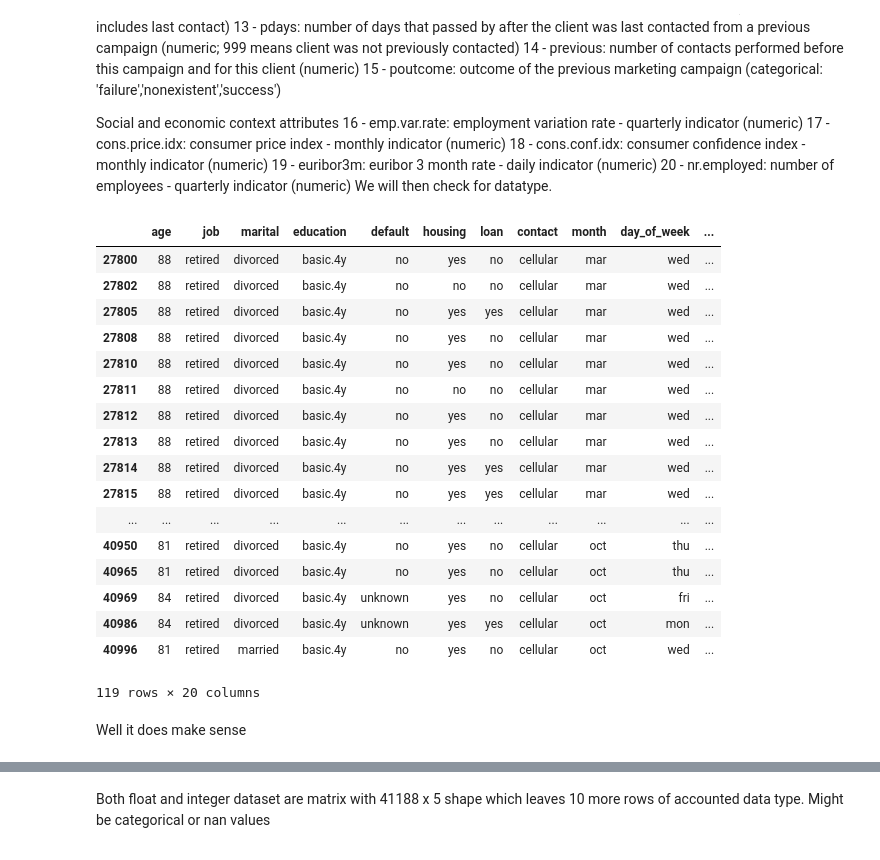
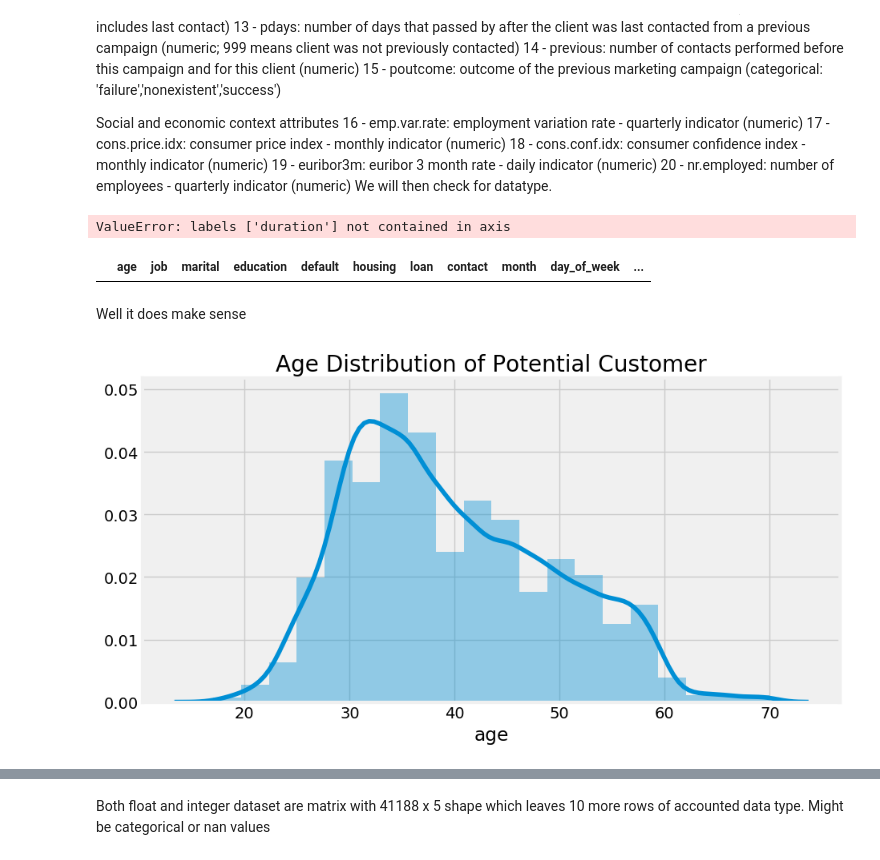
Before and after one commit to faizalazman/Bank-Telemarketing-Classification, a Jupyter notebook: Telemarketing Data Analysis.ipynb, the cells around one changed output, grey strips where cells are left out. Saved outputs shown, nothing was run; the diff lists cells and outputs as text; code cells hidden in the pictures.

```diff
--- a/Telemarketing Data Analysis.ipynb
+++ b/Telemarketing Data Analysis.ipynb
@@ -15,0 +23,2 @@ df = dataset.iloc[:,:]
+# %%
+df = df[df['age']<=70]
@@ -95,29 +86,23 @@ We will then check for datatype.
 # %%
 # Dropping duration column due to suggestion
 df =  df.drop("duration",1)
+# %% [output]
+ValueError: labels ['duration'] not contained in axis
 # %%
 # Checking if the value of age does make sense
-df.loc[df['age'] > 80]
+Make_sense = df[df['age'] > 80]
+Make_sense.head(3)
 # %% [output]
 |  | age | job | marital | education | default | housing | loan | contact | month | day_of_week | ... |
-| 27800 | 88 | retired | divorced | basic.4y | no | yes | no | cellular | mar | wed | ... |
-| 27802 | 88 | retired | divorced | basic.4y | no | no | no | cellular | mar | wed | ... |
-| 27805 | 88 | retired | divorced | basic.4y | no | yes | yes | cellular | mar | wed | ... |
-| 27808 | 88 | retired | divorced | basic.4y | no | yes | no | cellular | mar | wed | ... |
-| 27810 | 88 | retired | divorced | basic.4y | no | yes | no | cellular | mar | wed | ... |
-| 27811 | 88 | retired | divorced | basic.4y | no | no | no | cellular | mar | wed | ... |
-| 27812 | 88 | retired | divorced | basic.4y | no | yes | no | cellular | mar | wed | ... |
-| 27813 | 88 | retired | divorced | basic.4y | no | yes | no | cellular | mar | wed | ... |
-| 27814 | 88 | retired | divorced | basic.4y | no | yes | yes | cellular | mar | wed | ... |
-| 27815 | 88 | retired | divorced | basic.4y | no | yes | yes | cellular | mar | wed | ... |
-| ... | ... | ... | ... | ... | ... | ... | ... | ... | ... | ... | ... |
-| 40950 | 81 | retired | divorced | basic.4y | no | yes | no | cellular | oct | thu | ... |
-| 40965 | 81 | retired | divorced | basic.4y | no | yes | no | cellular | oct | thu | ... |
-| 40969 | 84 | retired | divorced | basic.4y | unknown | yes | no | cellular | oct | fri | ... |
-| 40986 | 84 | retired | divorced | basic.4y | unknown | yes | yes | cellular | oct | mon | ... |
-| 40996 | 81 | retired | married | basic.4y | no | yes | no | cellular | oct | wed | ... |
-119 rows × 20 columns
 # %% [markdown]
 Well it does make sense
+# %%
+plt.style.use('fivethirtyeight')
+plt.figure(num=None,figsize=(10,5),dpi=100,facecolor='w',edgecolor='k')
+plt.title('Age Distribution of Potential Customer')
+sns.distplot(df['age'], bins = 20)
+plt.savefig('agedistributionofpotentialcustomer.png')
+# %% [output]
+[figure, added]
 # %%
 # Datatype check
```
Also changed, not shown: parts of 23 cells of this notebook, 5 other files.
